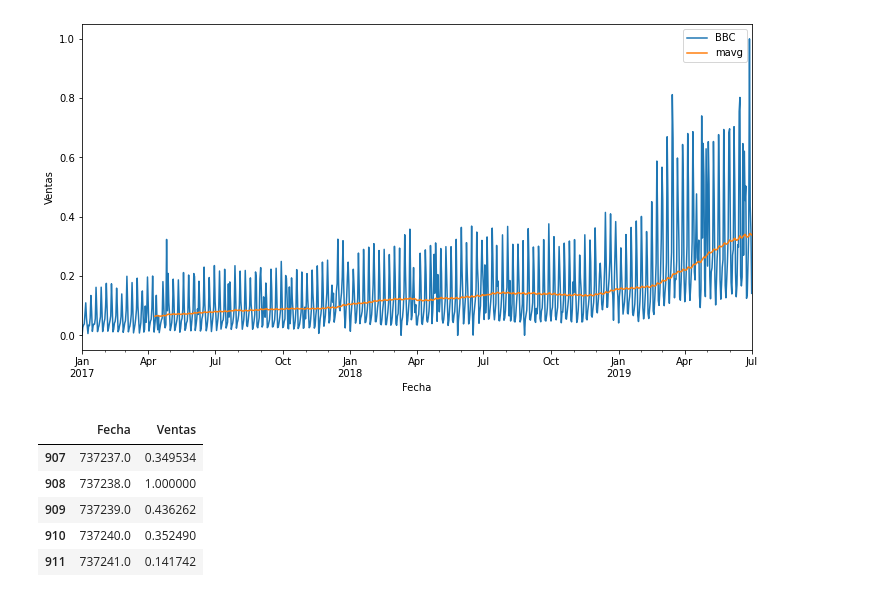
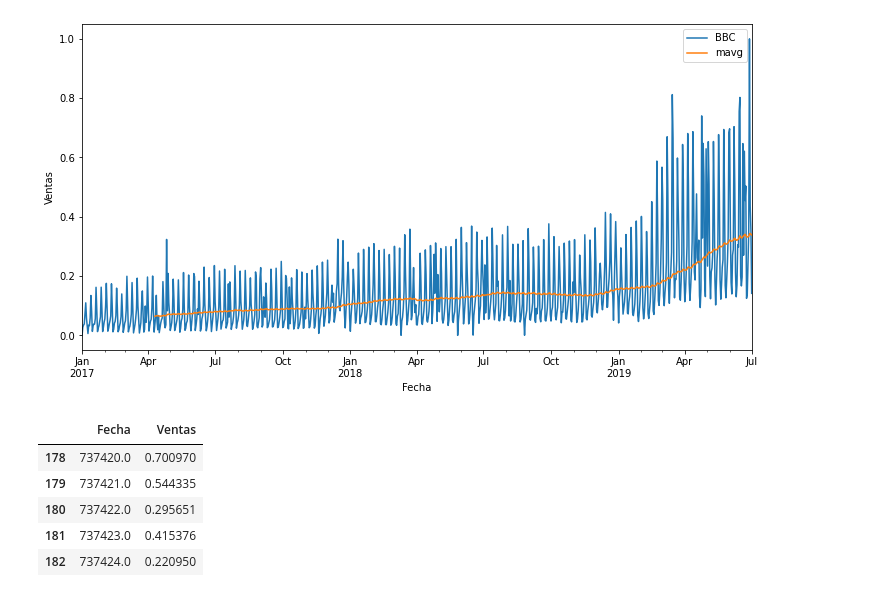
Before and after one commit to unjuken/Time-Series-SVR, a Jupyter notebook: TS-SVR.ipynb, the cells around one changed output. Drawn from its saved outputs; the diff is of its cells as text; code cells hidden in the pictures.

```diff
--- a/TS-SVR.ipynb
+++ b/TS-SVR.ipynb
@@ -86,24 +86,29 @@ plt.legend()
 # %%
 import matplotlib.dates as mdates
 
 # change the dates into ints for training
 dates_df = df.copy()
 dates_df = dates_df.reset_index()
+test_dates_df = test_df.copy()
+test_dates_df = test_dates_df.reset_index()
 
 # Store the original dates for plotting the predicitons
 org_dates = dates_df['Fecha']
+test_org_dates = test_dates_df['Fecha']
 
 # convert to ints
 dates_df['Fecha'] = dates_df['Fecha'].map(mdates.date2num)
+test_dates_df['Fecha'] = test_dates_df['Fecha'].map(mdates.date2num)
 
 dates_df.tail()
+test_dates_df.tail()
 # %% [output]
 |  | Fecha | Ventas |
-| 907 | 737237.0 | 0.349534 |
-| 908 | 737238.0 | 1.000000 |
-| 909 | 737239.0 | 0.436262 |
-| 910 | 737240.0 | 0.352490 |
-| 911 | 737241.0 | 0.141742 |
+| 178 | 737420.0 | 0.700970 |
+| 179 | 737421.0 | 0.544335 |
+| 180 | 737422.0 | 0.295651 |
+| 181 | 737423.0 | 0.415376 |
+| 182 | 737424.0 | 0.220950 |
 # %%
 # Use sklearn support vector regression to predicit our data:
 from sklearn.svm import SVR
```
Also changed, not shown: parts of 16 cells of this notebook.
